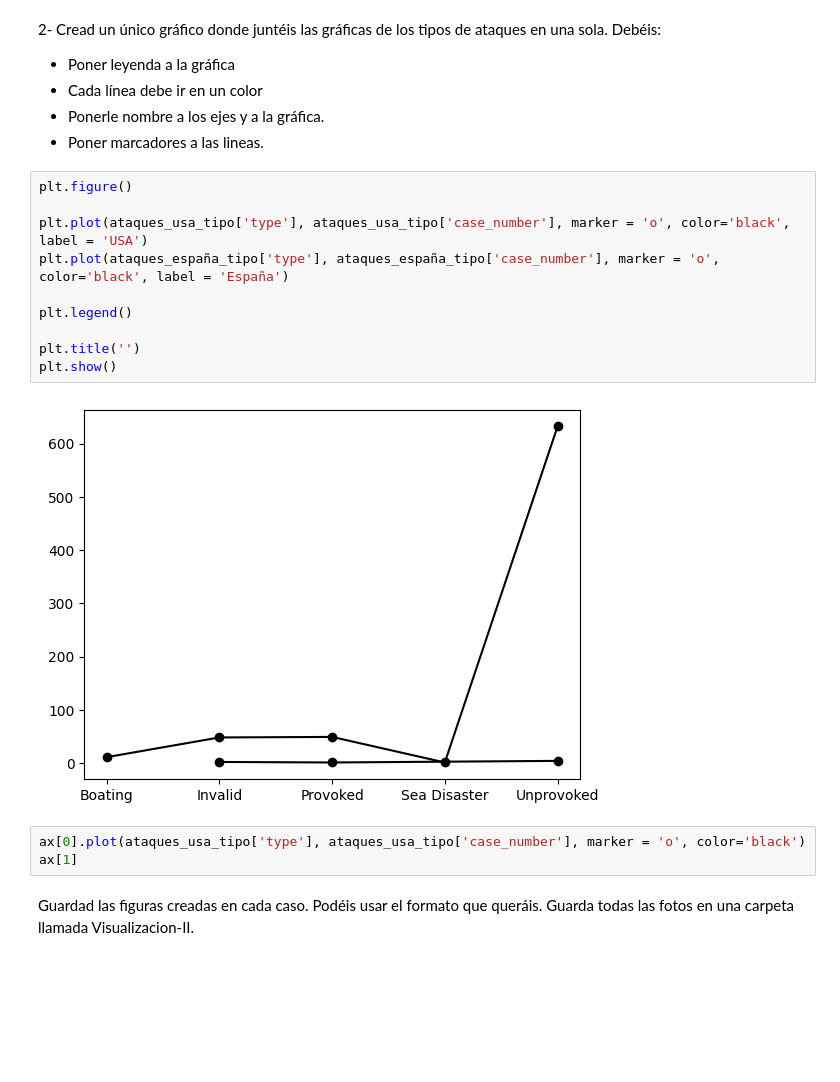
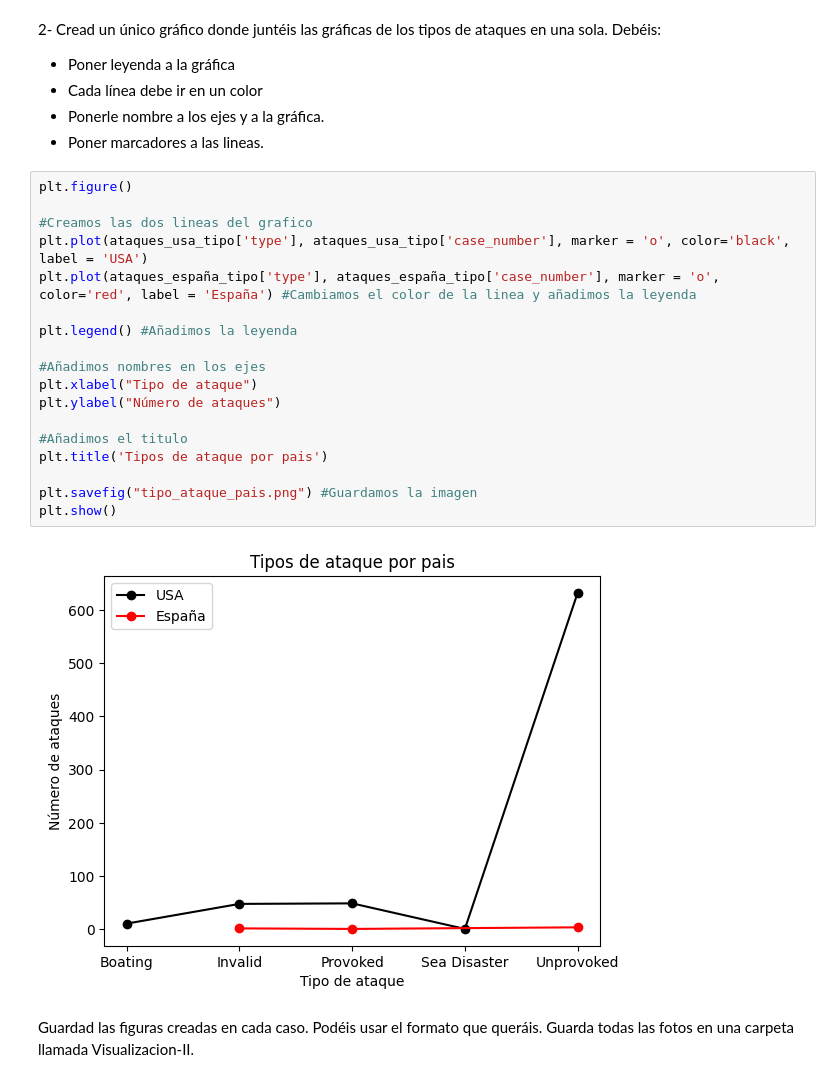
Before and after one commit to Adalab/DA_promoc_modulo2_sprint1_PaulayLola, a Jupyter notebook: Visualizacion/Visualizacion_2/modulo-2-visualizacion-2.ipynb, the cells around one changed output. Drawn from its saved outputs; the diff is of its cells as text; blank space fills up the shorter version.

```diff
--- a/Visualizacion/Visualizacion_2/modulo-2-visualizacion-2.ipynb
+++ b/Visualizacion/Visualizacion_2/modulo-2-visualizacion-2.ipynb
@@ -143,17 +147,22 @@ plt.show();
 # %%
 plt.figure()
 
+#Creamos las dos lineas del grafico
 plt.plot(ataques_usa_tipo['type'], ataques_usa_tipo['case_number'], marker = 'o', color='black', label = 'USA')
-plt.plot(ataques_españa_tipo['type'], ataques_españa_tipo['case_number'], marker = 'o', color='black', label = 'España')
+plt.plot(ataques_españa_tipo['type'], ataques_españa_tipo['case_number'], marker = 'o', color='red', label = 'España') #Cambiamos el color de la linea y añadimos la leyenda
 
-plt.legend()
+plt.legend() #Añadimos la leyenda
 
-plt.title('')
+#Añadimos nombres en los ejes
+plt.xlabel("Tipo de ataque")
+plt.ylabel("Número de ataques")
+
+#Añadimos el titulo
+plt.title('Tipos de ataque por pais')
+
+plt.savefig("tipo_ataque_pais.png") #Guardamos la imagen
 plt.show()
 # %% [output]
-[figure, old version]
+[figure, new version]
-# %%
-ax[0].plot(ataques_usa_tipo['type'], ataques_usa_tipo['case_number'], marker = 'o', color='black')
-ax[1]
 # %% [markdown]
 Guardad las figuras creadas en cada caso. Podéis usar el formato que queráis. Guarda todas las fotos en una carpeta llamada Visualizacion-II.
```
Also changed, not shown: parts of 3 cells of this notebook, 5 other files.
